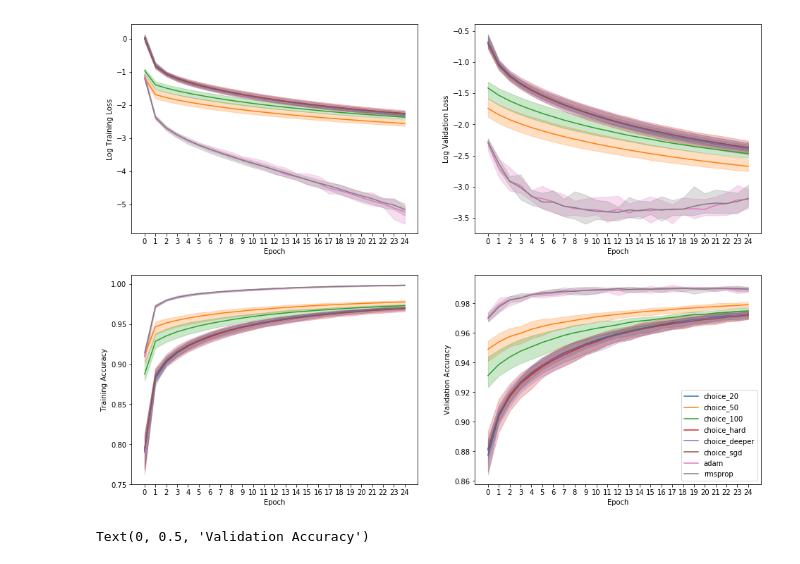
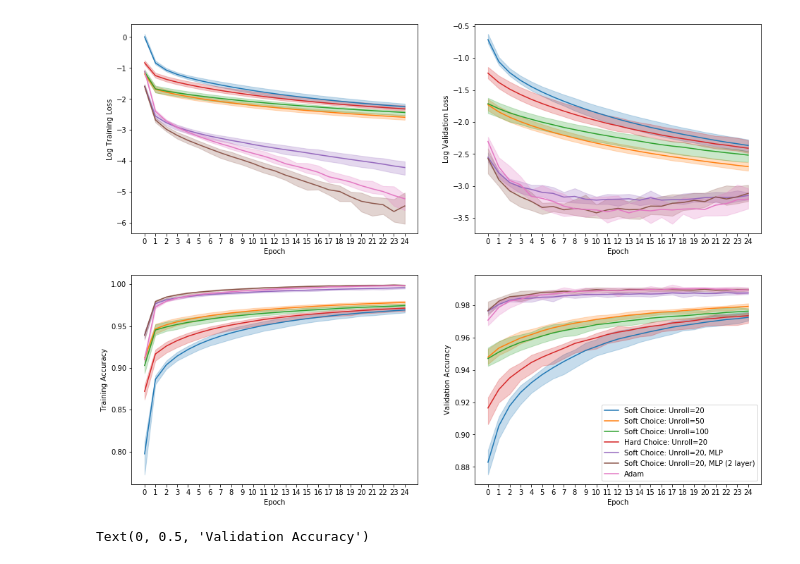
Before and after one commit to thetianshuhuang/l2o, a Jupyter notebook: Untitled.ipynb, the cells around one changed output. Cells and saved outputs as stored; diff of their text form; code cells hidden in the pictures.

```diff
--- a/Untitled.ipynb
+++ b/Untitled.ipynb
@@ -20,8 +30,8 @@ axs[1].legend()
 # %%
 fig, axs = plt.subplots(2, 2, figsize=(16, 12))
-plot.plot_stats(["choice_20", "choice_50", "choice_100", "choice_hard", "choice_deeper", "choice_sgd", "adam", "rmsprop"], axs)
+plot.plot_stats(["choice_20", "choice_50", "choice_100", "choice_hard", "choice_mlp", "choice_mlp_deeper", "adam"], axs)
 # %% [output]
-[figure, old version]
+[figure, new version]
 # %%
 KEYS = [
     "loss", "val_loss",
```
Also changed, not shown: parts of 2 cells of this notebook, 5 other files.
